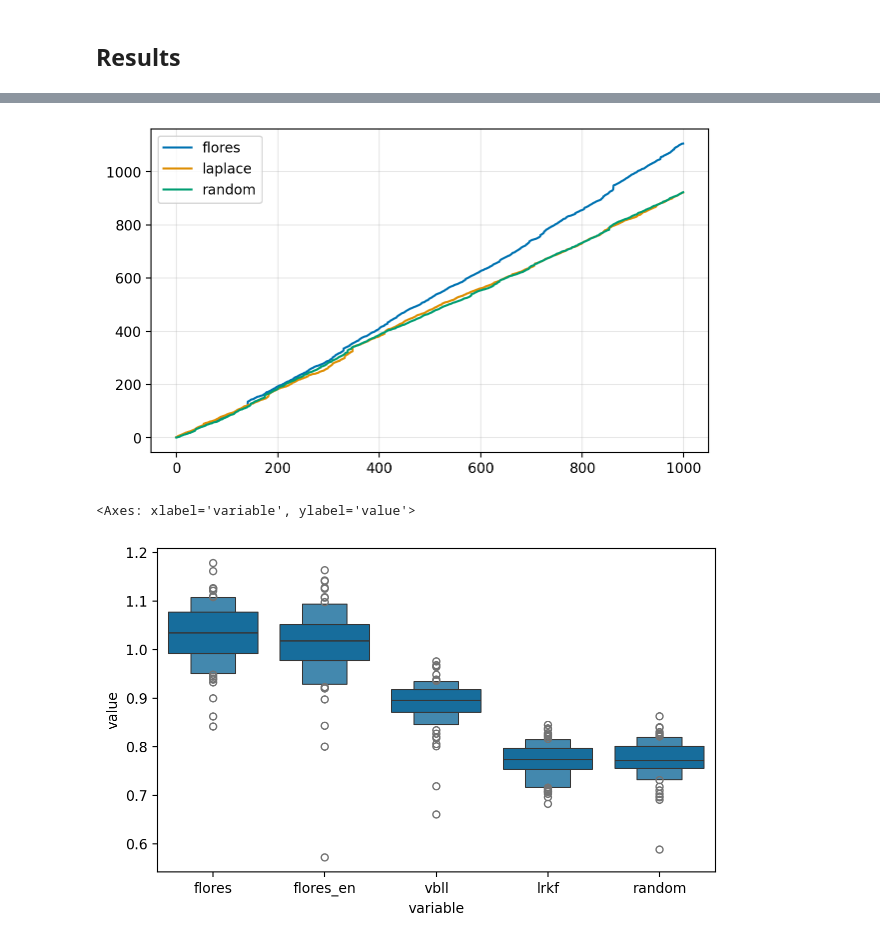
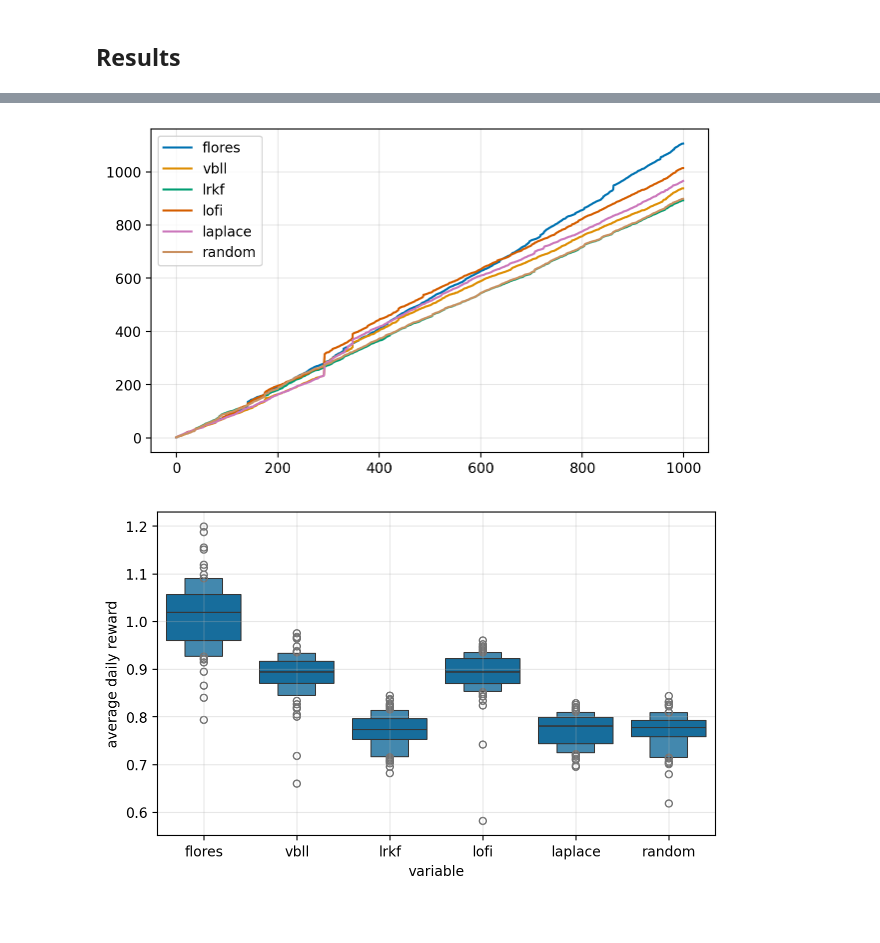
Before and after one commit to gerdm/low-rank-last-layer-inference, a Jupyter notebook: experiments/kuairec.ipynb, the cells around one changed output, grey strips where cells are left out. Saved outputs shown, nothing was run; the diff lists cells and outputs as text; code cells hidden in the pictures; blank space fills up the shorter version.

```diff
--- a/experiments/kuairec.ipynb
+++ b/experiments/kuairec.ipynb
@@ -619,10 +617,10 @@ rewards = pd.DataFrame({
     # "oracle": Y[:50_000].max(axis=1),
     "flores": rewards_flores,
     # "flores_en": rewards_flores_en,
-    # "vbll": rewards_vbll_fifo,
+    "vbll": rewards_vbll_fifo,
     # "vbll_flores": rewards_vbll_flores,
-    # "lrkf": rewards_lrkf,
-    # "lofi": rewards_lofi,
+    "lrkf": rewards_lrkf,
+    "lofi": rewards_lofi,
     # "eps": rewards_eps[:size_experiment],
     "laplace": rewards_laplace,
     "random": rewards_random[:size_experiment],
@@ -650,16 +648,17 @@ plt.grid(alpha=0.3)
 rewards.reset_index(drop=True).cumsum()[:1000].plot()
 plt.grid(alpha=0.3)
 # %% [output]
-[figure, old version]
+[figure, new version]
 # %%
 sns.boxenplot(
     x="variable",
     y="value",
     data=rewards.resample("D").median().melt()
 )
+plt.ylabel("average daily reward")
+plt.grid(alpha=0.3)
 # %% [output]
-<Axes: xlabel='variable', ylabel='value'>
-[figure, old version]
+[figure, new version]
 # %%
 rewards.resample("5D").median().plot(marker="o", markersize=3)
 plt.grid(alpha=0.3)
```
Also changed, not shown: parts of 18 cells of this notebook, 4 other files.
